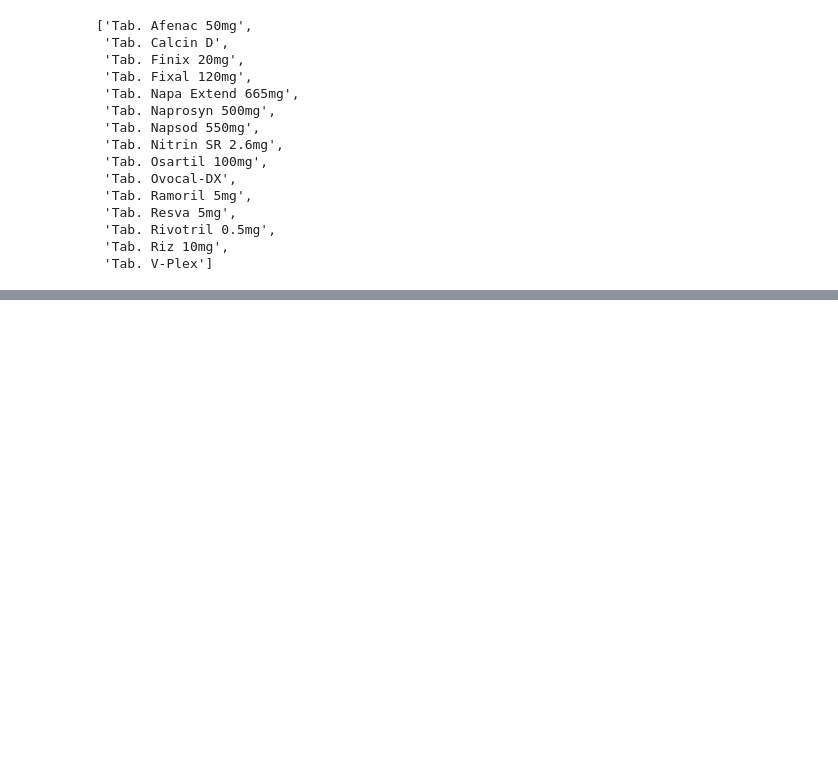
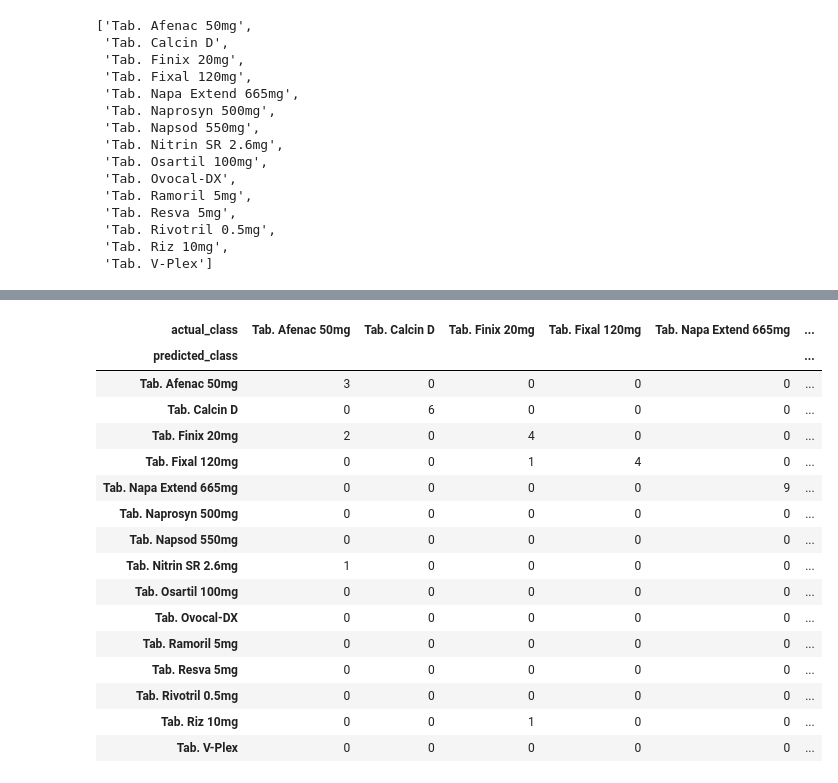
Before and after one commit to JanayAlam/docs-cursive-handwriting-recognition, a Jupyter notebook: model/model_training.ipynb, the cells around one changed output, grey strips where cells are left out. Saved outputs shown, nothing was run; the diff lists cells and outputs as text; code cells hidden in the pictures; blank space fills up the shorter version.

```diff
--- a/model/model_training.ipynb
+++ b/model/model_training.ipynb
@@ -242,0 +304,22 @@ predict(model, img)
+# %%
+confusion_matrix = pd.crosstab(model_result_df.predicted_class,
+                    model_result_df.actual_class)
+confusion_matrix
+# %% [output]
+| actual_class | Tab. Afenac 50mg | Tab. Calcin D | Tab. Finix 20mg | Tab. Fixal 120mg | Tab. Napa Extend 665mg | ... |
+| predicted_class |  |  |  |  |  | ... |
+| Tab. Afenac 50mg | 3 | 0 | 0 | 0 | 0 | ... |
+| Tab. Calcin D | 0 | 6 | 0 | 0 | 0 | ... |
+| Tab. Finix 20mg | 2 | 0 | 4 | 0 | 0 | ... |
+| Tab. Fixal 120mg | 0 | 0 | 1 | 4 | 0 | ... |
+| Tab. Napa Extend 665mg | 0 | 0 | 0 | 0 | 9 | ... |
+| Tab. Naprosyn 500mg | 0 | 0 | 0 | 0 | 0 | ... |
+| Tab. Napsod 550mg | 0 | 0 | 0 | 0 | 0 | ... |
+| Tab. Nitrin SR 2.6mg | 1 | 0 | 0 | 0 | 0 | ... |
+| Tab. Osartil 100mg | 0 | 0 | 0 | 0 | 0 | ... |
+| Tab. Ovocal-DX | 0 | 0 | 0 | 0 | 0 | ... |
+| Tab. Ramoril 5mg | 0 | 0 | 0 | 0 | 0 | ... |
+| Tab. Resva 5mg | 0 | 0 | 0 | 0 | 0 | ... |
+| Tab. Rivotril 0.5mg | 0 | 0 | 0 | 0 | 0 | ... |
+| Tab. Riz 10mg | 0 | 0 | 1 | 0 | 0 | ... |
+| Tab. V-Plex | 0 | 0 | 0 | 0 | 0 | ... |
```
Also changed, not shown: parts of 22 cells of this notebook, 13 other files.
